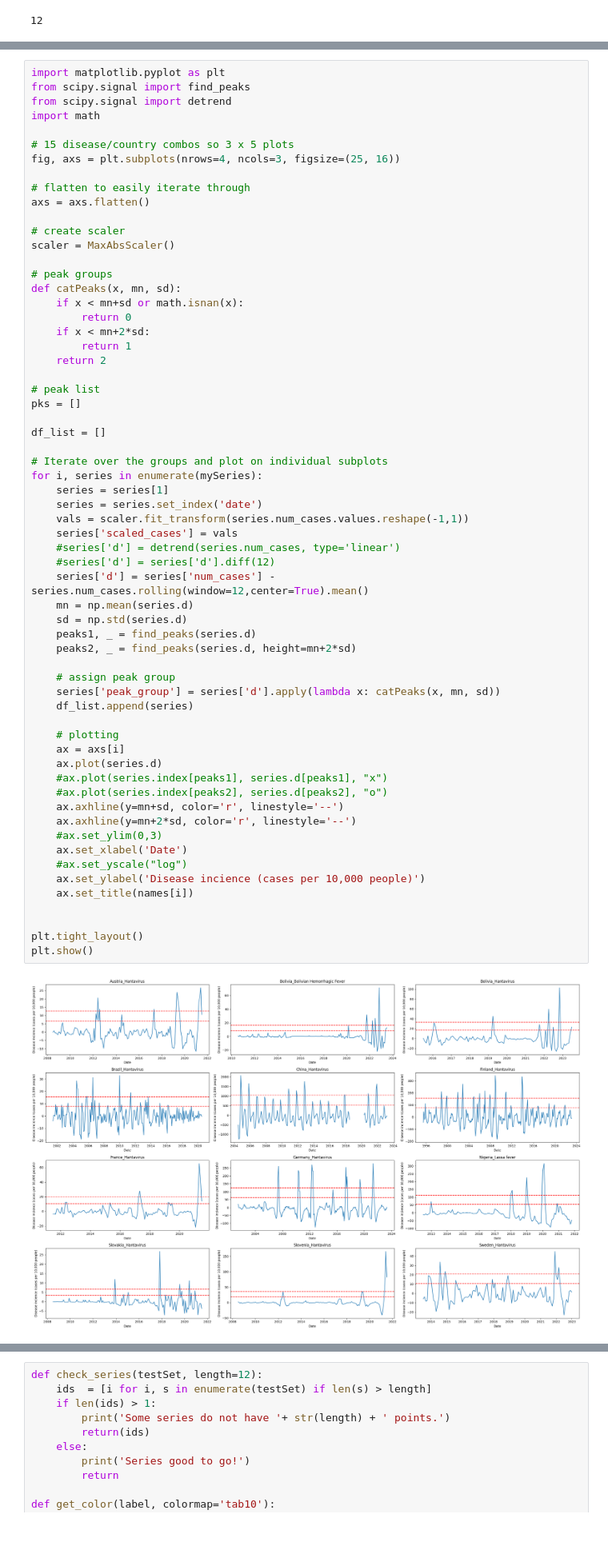
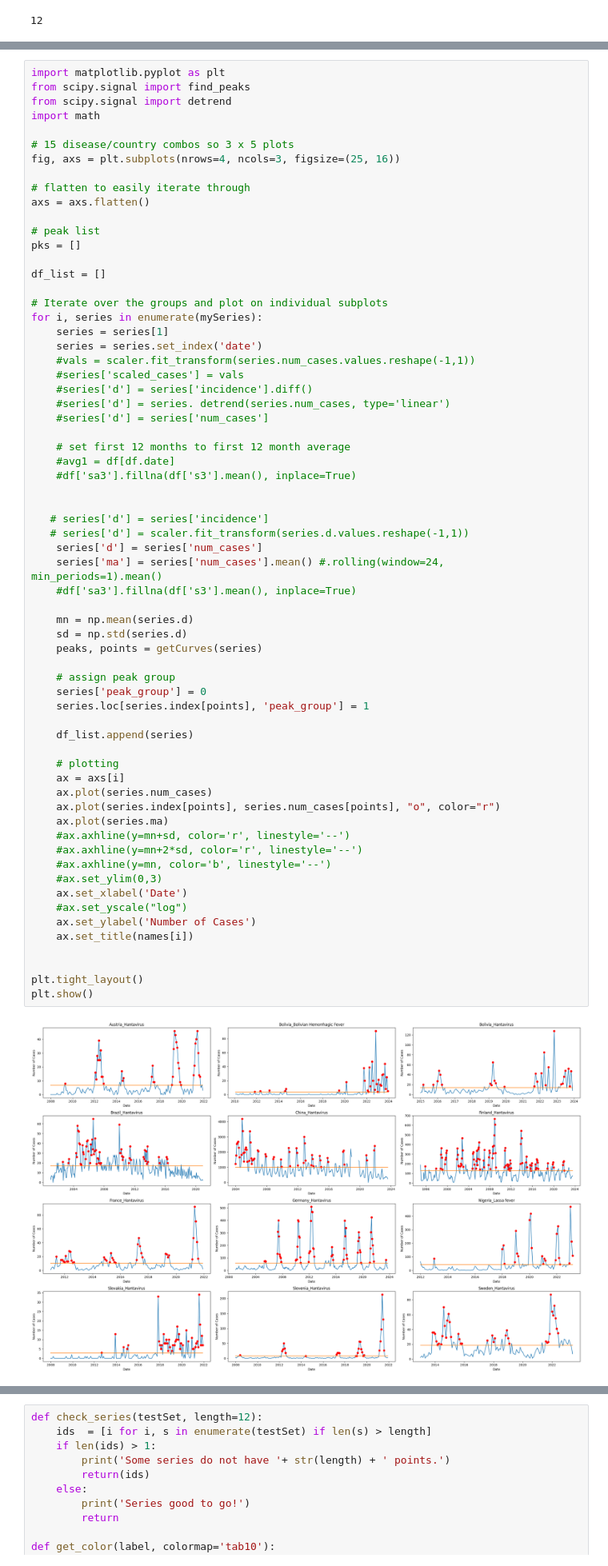
Before and after one commit to nimirz/RBDML, a Jupyter notebook: code/cluster/02_ClusterPeakHeight.ipynb, the cells around one changed output, grey strips where cells are left out. Shown at 80% size. Saved outputs shown, nothing was run; the diff lists cells and outputs as text; blank space fills up the shorter version.

```diff
--- a/code/cluster/02_ClusterPeakHeight.ipynb
+++ b/code/cluster/02_ClusterPeakHeight.ipynb
@@ -97,56 +167,59 @@ fig, axs = plt.subplots(nrows=4, ncols=3, figsize=(25, 16))
 
 # flatten to easily iterate through
 axs = axs.flatten()
 
-# create scaler
-scaler = MaxAbsScaler()
-
-# peak groups
-def catPeaks(x, mn, sd):
-    if x < mn+sd or math.isnan(x):
-        return 0
-    if x < mn+2*sd:
-        return 1
-    return 2
-
 # peak list
 pks = []
 
 df_list = []
 
 # Iterate over the groups and plot on individual subplots
 for i, series in enumerate(mySeries):
     series = series[1]
     series = series.set_index('date')
-    vals = scaler.fit_transform(series.num_cases.values.reshape(-1,1))
-    series['scaled_cases'] = vals
-    #series['d'] = detrend(series.num_cases, type='linear')
-    #series['d'] = series['d'].diff(12)
-    series['d'] = series['num_cases'] - series.num_cases.rolling(window=12,center=True).mean()
+    #vals = scaler.fit_transform(series.num_cases.values.reshape(-1,1))
+    #series['scaled_cases'] = vals
+    #series['d'] = series['incidence'].diff()
+    #series['d'] = series. detrend(series.num_cases, type='linear')
+    #series['d'] = series['num_cases']
+
+    # set first 12 months to first 12 month average
+    #avg1 = df[df.date]
+    #df['sa3'].fillna(df['s3'].mean(), inplace=True)
+
+
+   # series['d'] = series['incidence']
+   # series['d'] = scaler.fit_transform(series.d.values.reshape(-1,1))
+    series['d'] = series['num_cases']
+    series['ma'] = series['num_cases'].mean() #.rolling(window=24, min_periods=1).mean()
+    #df['sa3'].fillna(df['s3'].mean(), inplace=True)
+
     mn = np.mean(series.d)
     sd = np.std(series.d)
-    peaks1, _ = find_peaks(series.d)
-    peaks2, _ = find_peaks(series.d, height=mn+2*sd)
+    peaks, points = getCurves(series)
 
     # assign peak group
-    series['peak_group'] = series['d'].apply(lambda x: catPeaks(x, mn, sd))
+    series['peak_group'] = 0
+    series.loc[series.index[points], 'peak_group'] = 1
+
     df_list.append(series)
 
     # plotting
     ax = axs[i]
-    ax.plot(series.d)
-    #ax.plot(series.index[peaks1], series.d[peaks1], "x")
-    #ax.plot(series.index[peaks2], series.d[peaks2], "o")
-    ax.axhline(y=mn+sd, color='r', linestyle='--')
-    ax.axhline(y=mn+2*sd, color='r', linestyle='--')
+    ax.plot(series.num_cases)
+    ax.plot(series.index[points], series.num_cases[points], "o", color="r")
+    ax.plot(series.ma)
+    #ax.axhline(y=mn+sd, color='r', linestyle='--')
+    #ax.axhline(y=mn+2*sd, color='r', linestyle='--')
+    #ax.axhline(y=mn, color='b', linestyle='--')
     #ax.set_ylim(0,3)
     ax.set_xlabel('Date')
     #ax.set_yscale("log")
-    ax.set_ylabel('Disease incience (cases per 10,000 people)')
+    ax.set_ylabel('Number of Cases')
     ax.set_title(names[i])
 
 
 plt.tight_layout()
 plt.show()
 # %% [output]
-[figure, old version]
+[figure, new version]
```
Also changed, not shown: parts of 46 cells of this notebook, 5 other files.
